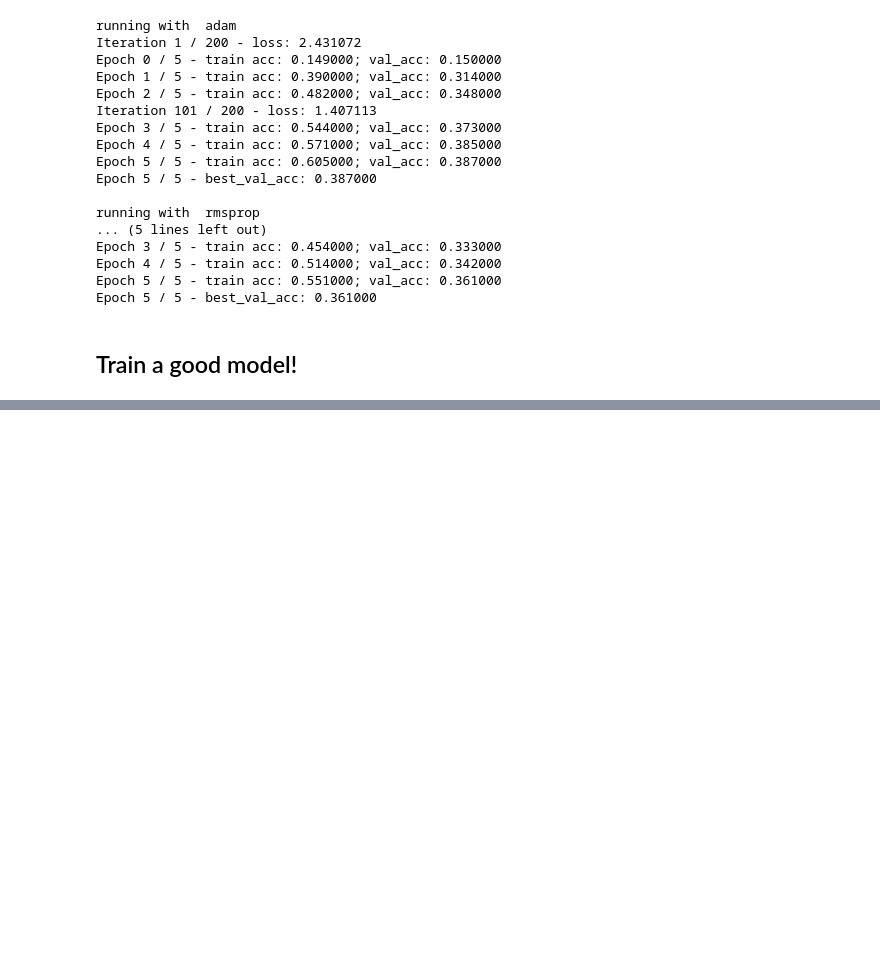
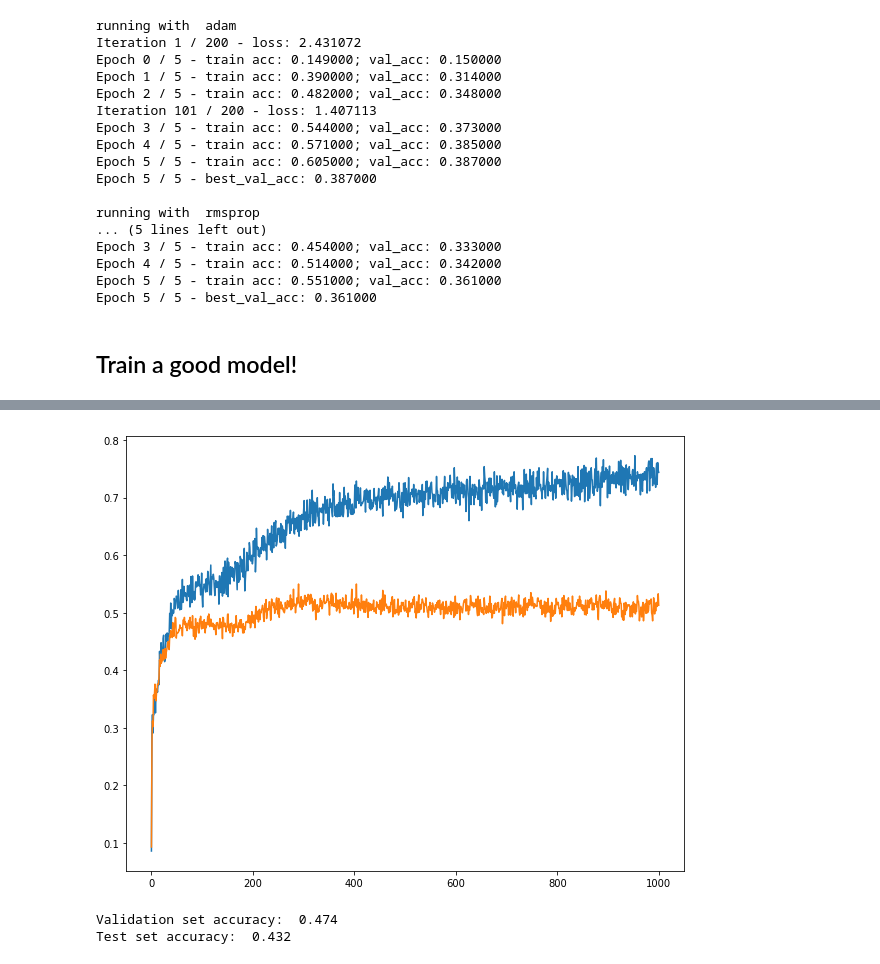
Before and after one commit to FortiLeiZhang/cs231n, a Jupyter notebook: code/cs231n/assignment2/FullyConnectedNets.ipynb, the cells around one changed output, grey strips where cells are left out. Saved outputs shown, nothing was run; the diff lists cells and outputs as text; code cells hidden in the pictures; blank space fills up the shorter version.

```diff
--- a/code/cs231n/assignment2/FullyConnectedNets.ipynb
+++ b/code/cs231n/assignment2/FullyConnectedNets.ipynb
@@ -581,0 +675,22 @@ Train a good model!
+# %%
+best_val_acc = 0.0
+best_solver = None
+
+hidden_dims = [100] * 5
+lr = 1.91e-5
+ws = 7.6e-4
+
+model = FullyConnectedNet(hidden_dims, dropout=1,
+                          normalization='batch_norm', reg=2, weight_scale=ws)
+solver = Solver(model, data, update_rule='adam',
+                optim_config={'learning_rate':lr}, lr_decay=1.0, num_epoch=5000, batch_size=500,
+               verbose=False)
+solver.train()
+val_acc = np.max(solver.val_acc_history)
+
+print('learning_rate is: %.2e, weight_scale is: %.2e' %(lr, ws))
+if val_acc > best_val_acc:
+    best_val_acc = val_acc
+    best_model = model
+    best_solver = solver
+    best_hidden_dims = hidden_dims
@@ -581,0 +702,14 @@ Train a good model!
+# %%
+plt.plot(best_solver.train_acc_history)
+plt.plot(best_solver.val_acc_history)
+plt.show()
+# %% [output]
+[figure, added]
+# %%
+y_test_pred = np.argmax(best_model.loss(data['X_test']), axis=1)
+y_val_pred = np.argmax(best_model.loss(data['X_val']), axis=1)
+print('Validation set accuracy: ', (y_val_pred == data['y_val']).mean())
+print('Test set accuracy: ', (y_test_pred == data['y_test']).mean())
+# %% [output]
+Validation set accuracy:  0.474
+Test set accuracy:  0.432
```
Also changed, not shown: parts of 8 cells of this notebook, 11 other files.
